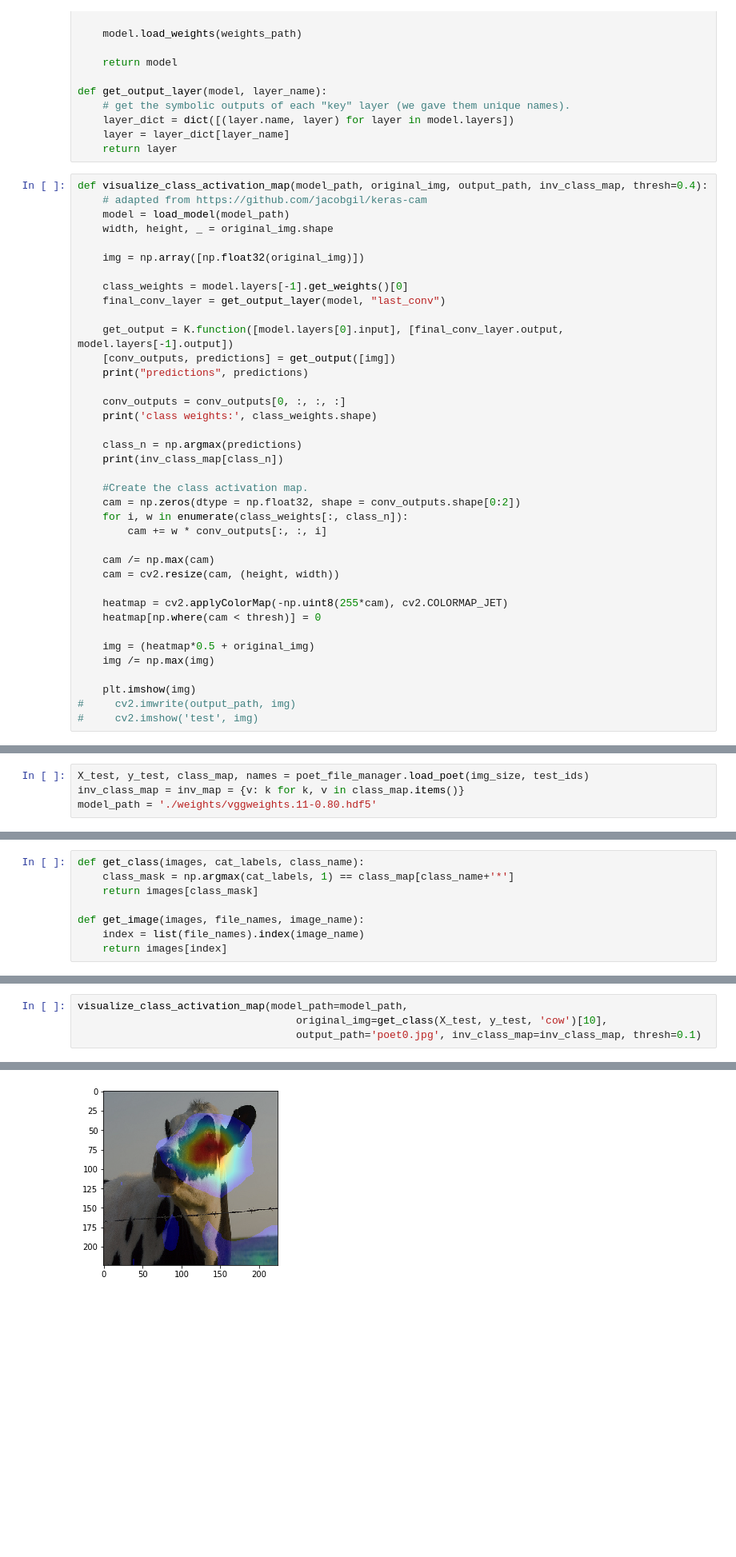
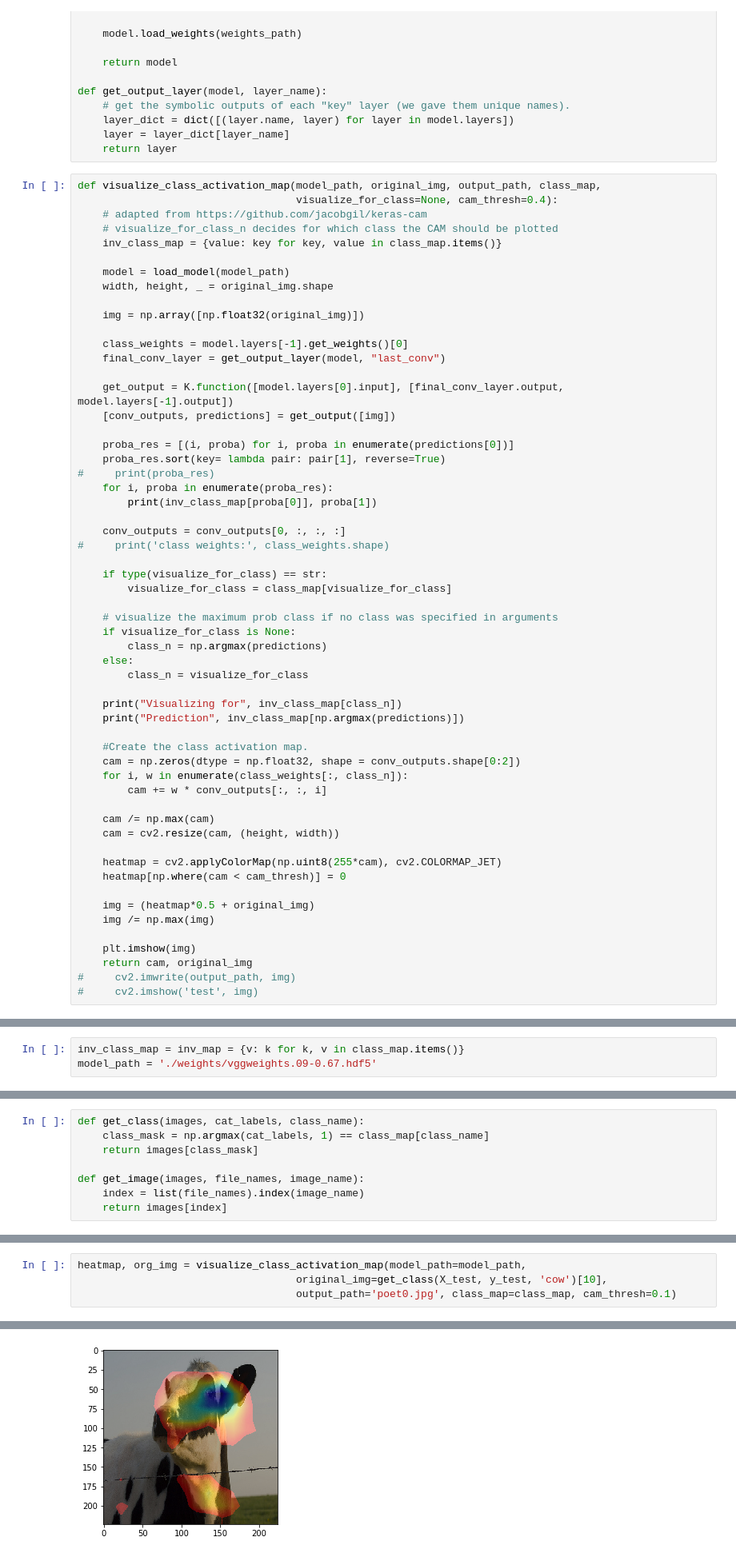
Before and after one commit to m3h0w/visual-attention-cnn-and-eye-tracking, a Jupyter notebook: cam/Global Pooling CNN Vis.ipynb, the cells around one changed output, grey strips where cells are left out. Shown at 80% size. Cells and saved outputs as stored; diff of their text form; blank space fills up the shorter version.

```diff
--- a/cam/Global Pooling CNN Vis.ipynb
+++ b/cam/Global Pooling CNN Vis.ipynb
@@ -94,8 +95,12 @@ def get_output_layer(model, layer_name):
     layer = layer_dict[layer_name]
     return layer
 # %%
-def visualize_class_activation_map(model_path, original_img, output_path, inv_class_map, thresh=0.4):
+def visualize_class_activation_map(model_path, original_img, output_path, class_map,
+                                   visualize_for_class=None, cam_thresh=0.4):
     # adapted from https://github.com/jacobgil/keras-cam
+    # visualize_for_class_n decides for which class the CAM should be plotted
+    inv_class_map = {value: key for key, value in class_map.items()}
+
     model = load_model(model_path)
     width, height, _ = original_img.shape
 
@@ -106,13 +111,27 @@ def visualize_class_activation_map(model_path, original_img, output_path, inv_cl
 
     get_output = K.function([model.layers[0].input], [final_conv_layer.output, model.layers[-1].output])
     [conv_outputs, predictions] = get_output([img])
-    print("predictions", predictions)
+
+    proba_res = [(i, proba) for i, proba in enumerate(predictions[0])]
+    proba_res.sort(key= lambda pair: pair[1], reverse=True)
+#     print(proba_res)
+    for i, proba in enumerate(proba_res):
+        print(inv_class_map[proba[0]], proba[1])
 
     conv_outputs = conv_outputs[0, :, :, :]
-    print('class weights:', class_weights.shape)
+#     print('class weights:', class_weights.shape)
 
-    class_n = np.argmax(predictions)
-    print(inv_class_map[class_n])
+    if type(visualize_for_class) == str:
+        visualize_for_class = class_map[visualize_for_class]
+
+    # visualize the maximum prob class if no class was specified in arguments
+    if visualize_for_class is None:
+        class_n = np.argmax(predictions)
+    else:
+        class_n = visualize_for_class
+
+    print("Visualizing for", inv_class_map[class_n])
+    print("Prediction", inv_class_map[np.argmax(predictions)])
 
     #Create the class activation map.
     cam = np.zeros(dtype = np.float32, shape = conv_outputs.shape[0:2])
@@ -122,12 +141,13 @@ def visualize_class_activation_map(model_path, original_img, output_path, inv_cl
     cam /= np.max(cam)
     cam = cv2.resize(cam, (height, width))
 
-    heatmap = cv2.applyColorMap(-np.uint8(255*cam), cv2.COLORMAP_JET)
-    heatmap[np.where(cam < thresh)] = 0
+    heatmap = cv2.applyColorMap(np.uint8(255*cam), cv2.COLORMAP_JET)
+    heatmap[np.where(cam < cam_thresh)] = 0
 
     img = (heatmap*0.5 + original_img)
     img /= np.max(img)
 
     plt.imshow(img)
+    return cam, original_img
 #     cv2.imwrite(output_path, img)
 #     cv2.imshow('test', img)
@@ -214,5 +246,4 @@ Epoch 15/200
 KeyboardInterrupt:
 # %%
-X_test, y_test, class_map, names = poet_file_manager.load_poet(img_size, test_ids)
 inv_class_map = inv_map = {v: k for k, v in class_map.items()}
-model_path = './weights/vggweights.11-0.80.hdf5'
+model_path = './weights/vggweights.09-0.67.hdf5'
@@ -235,6 +269,6 @@ name = 'dog_2010_005149.jpg'
 # %%
 def get_class(images, cat_labels, class_name):
-    class_mask = np.argmax(cat_labels, 1) == class_map[class_name+'*']
+    class_mask = np.argmax(cat_labels, 1) == class_map[class_name]
     return images[class_mask]
 
 def get_image(images, file_names, image_name):
@@ -253,5 +296,5 @@ dog*
 # %%
-visualize_class_activation_map(model_path=model_path,
+heatmap, org_img = visualize_class_activation_map(model_path=model_path,
                                    original_img=get_class(X_test, y_test, 'cow')[10],
-                                   output_path='poet0.jpg', inv_class_map=inv_class_map, thresh=0.1)
+                                   output_path='poet0.jpg', class_map=class_map, cam_thresh=0.1)
 # %% [output]
@@ -262 +314 @@ cow*
-[figure, old version]
+[figure, new version]
```
Also changed, not shown: parts of 15 cells of this notebook, 7 other files.
